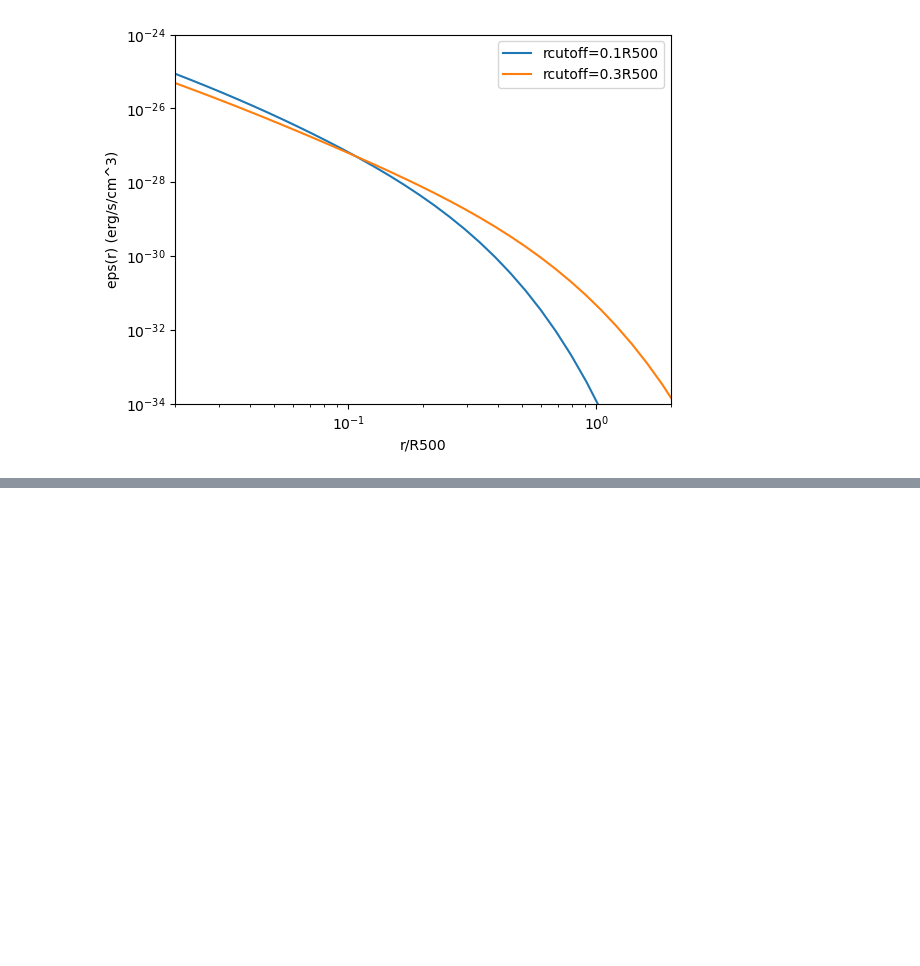
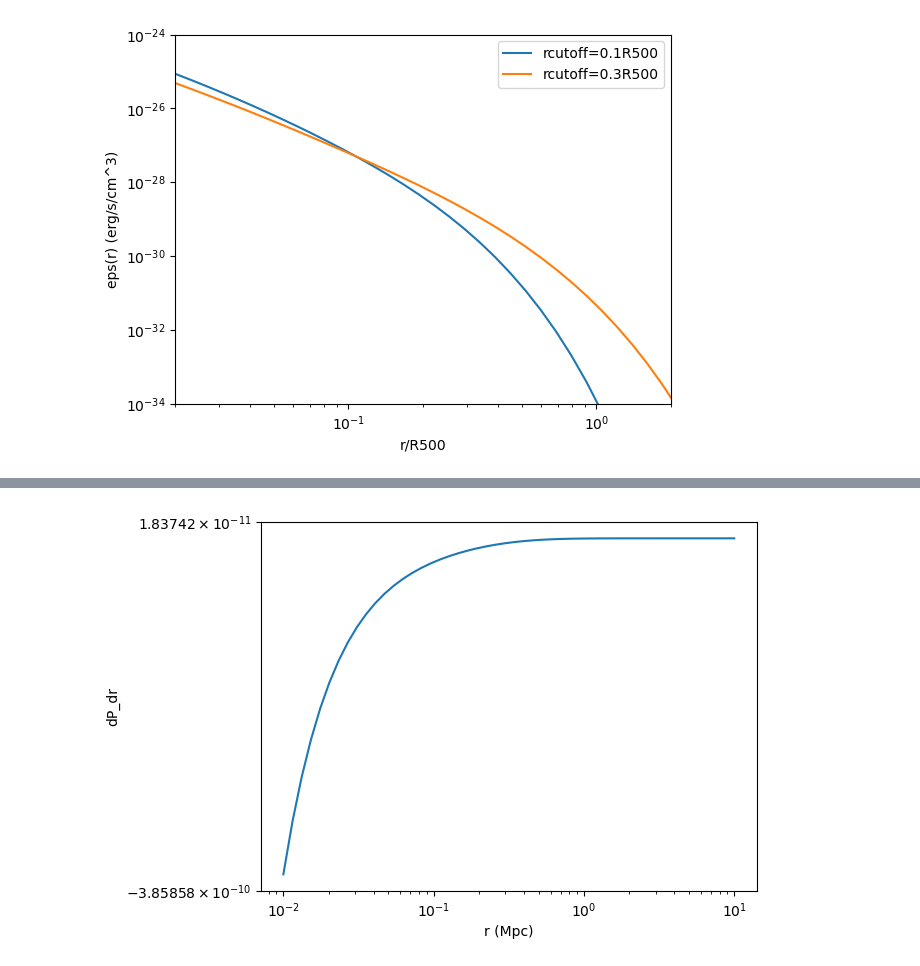
Before and after one commit to eleanorstuart/thermo-idm, a Jupyter notebook: Iqbal_AGN_heating.ipynb, the cells around one changed output, grey strips where cells are left out. Cells and saved outputs as stored; diff of their text form; code cells hidden in the pictures; blank space fills up the shorter version.

```diff
--- a/Iqbal_AGN_heating.ipynb
+++ b/Iqbal_AGN_heating.ipynb
@@ -63,9 +65,12 @@ Text(0, 0.5, 'dP/dr (erg/(cm3 Mpc))')
 [figure]
 # %%
 def dP_dr(r, R500, M500, z):
-    R500=R500.to(u.Mpc).value
-    gradients=approx_fprime(r, lambda r: Pg_r(r, z, M500, R500))
-    return np.array(gradients)*u.erg/(u.cm**3 * u.Mpc)
+    if isinstance(R500, u.Quantity):
+        R500=R500.to(u.Mpc).value
+    gradients=approx_fprime(r, lambda r: Pg_r(r, z, M500, R500))[0]*u.erg/(u.cm**3 * u.Mpc)
+    #print(gradients)
+    return np.array(gradients)#*u.erg/(u.cm**3 * u.Mpc)
+    #return gradients
 
 def integrand(r, R500, M500, z, r0, rc):
     r=r*u.Mpc
@@ -141,0 +188,9 @@ $[1.0193399 \times 10^{42}] \; \mathrm{\frac{erg}{s}}$
+# %%
+plt.plot(rs, [dP_dr(r, R500, M500, z) for r in rs])
+#plt.plot(rs, dP_dr(rs, R500, M500, z))
+plt.xlabel('r (Mpc)')
+plt.ylabel('dP_dr')
+plt.yscale('symlog')
+plt.xscale('log')
+# %% [output]
+[figure, added]
```
Also changed, not shown: parts of 16 cells of this notebook, 4 other files.
